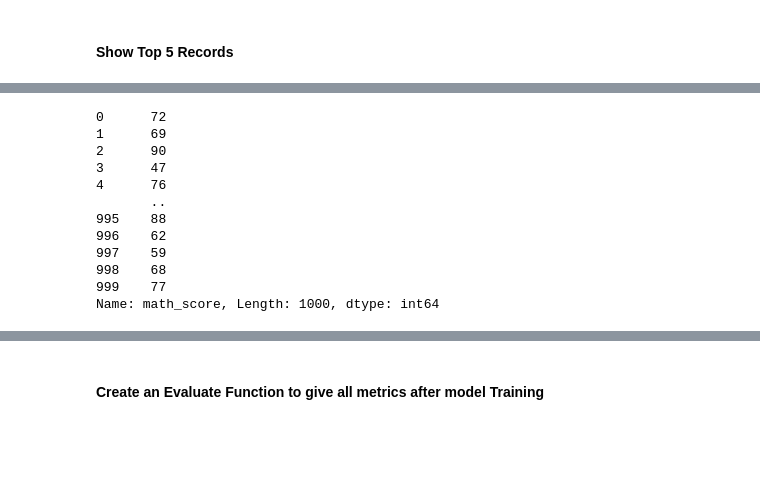
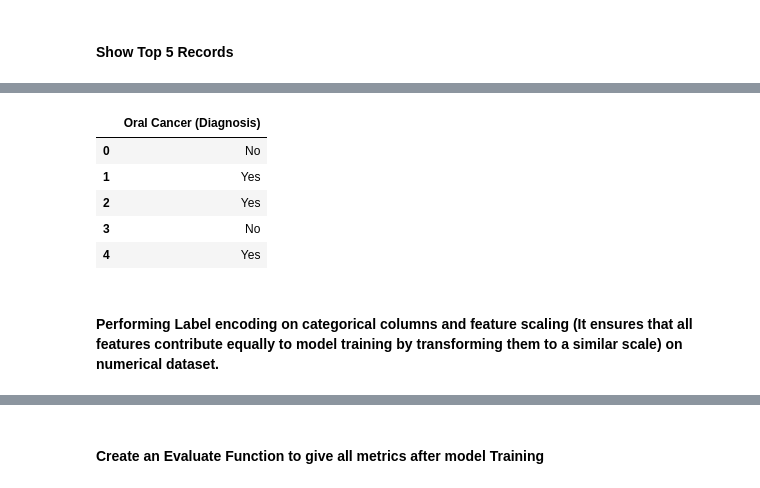
Before and after one commit to Asish2107/ML_PROJECT, a Jupyter notebook: notebook/2. MODEL TRAINING.ipynb, the cells around one changed output, grey strips where cells are left out. Drawn from its saved outputs; the diff is of its cells as text; code cells hidden in the pictures; blank space fills up the shorter version.

```diff
--- a/notebook/2. MODEL TRAINING.ipynb
+++ b/notebook/2. MODEL TRAINING.ipynb
@@ -74,18 +56,14 @@ Categories in 'test preparation course' variable:      ['none' 'completed']
 # %%
-y = df['math_score']
+Y = df.iloc[:, [-1]]
 # %%
-y
+Y.head()
 # %% [output]
-0      72
-1      69
-2      90
-3      47
-4      76
-       ..
-995    88
-996    62
-997    59
-998    68
-999    77
-Name: math_score, Length: 1000, dtype: int64
+|  | Oral Cancer (Diagnosis) |
+| 0 | No |
+| 1 | Yes |
+| 2 | Yes |
+| 3 | No |
+| 4 | Yes |
+# %% [markdown]
+#### Performing Label encoding on categorical columns and feature scaling (It ensures that all features contribute equally to model training by transforming them to a similar scale) on numerical dataset.
 # %%
```
Also changed, not shown: parts of 17 cells of this notebook, 4 other files.
